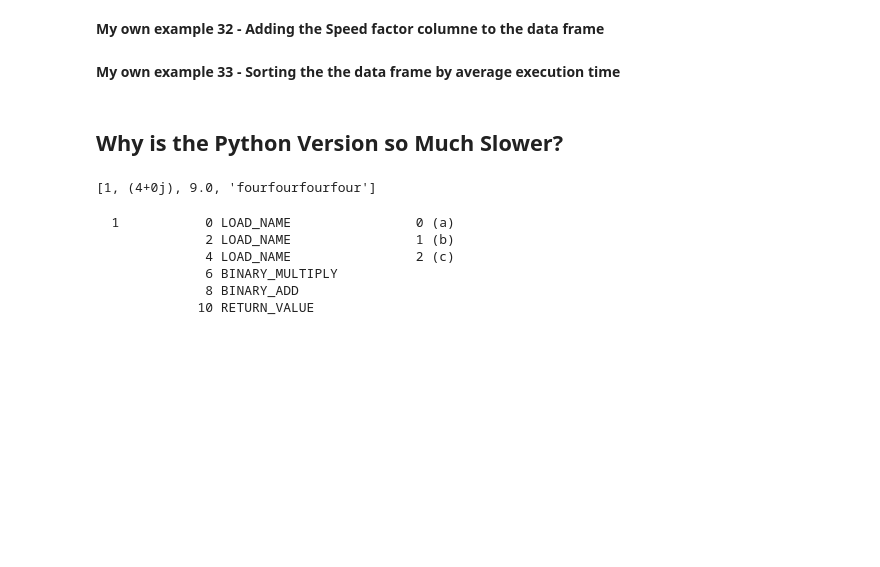
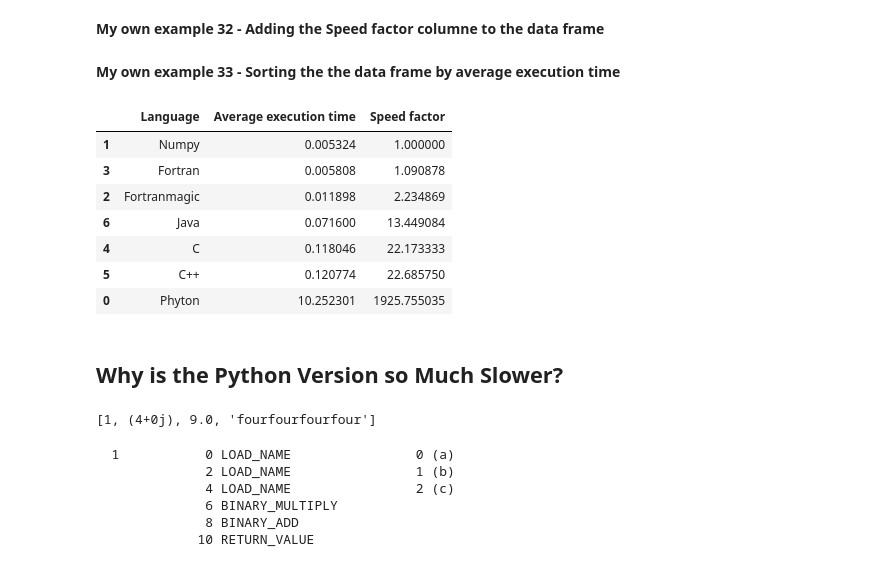
Before and after one commit to juperdomog/MetNumUN2023I, a Jupyter notebook: juperdomog_Lab2.ipynb, the cells around one changed output. Drawn from its saved outputs; the diff is of its cells as text; code cells hidden in the pictures; blank space fills up the shorter version.

```diff
--- a/juperdomog_Lab2.ipynb
+++ b/juperdomog_Lab2.ipynb
@@ -673,2 +645,5 @@ Overwriting matmul.c
 # %% [markdown]
 **My own example 24 - Adding C++ average execution time to the data frame**
+# %%
+T.loc[len(T.index)] = ['C++',0.120774]
+T
@@ -679,2 +700,5 @@ Overwriting matmul.c
 # %% [markdown]
 **My own example 27 - Adding Java average execution time to the data frame**
+# %%
+T.loc[len(T.index)] = ['Java',0.071600]
+T
@@ -686,3 +719,6 @@ Overwriting matmul.c
 **My own example 30 - Adding Javascript average execution time to the data frame**
 # %% [markdown]
 **My own example 31 - Finding the minimun average esecuiton time in the data frame**
+# %%
+mins = T['Average execution time'].min()
+print(mins)
@@ -689,7 +727,22 @@ Overwriting matmul.c
 # %% [markdown]
 **My own example 32 - Adding the Speed factor columne to the data frame**
+# %%
+A = T['Average execution time']/mins
+T.insert(2,'Speed factor',A,allow_duplicates=False)
 # %% [markdown]
 **My own example 33 - Sorting the the data frame by average execution time**
+# %%
+Ta = T.sort_values('Average execution time')
+Ta
+# %% [output]
+|  | Language | Average execution time | Speed factor |
+| 1 | Numpy | 0.005324 | 1.000000 |
+| 3 | Fortran | 0.005808 | 1.090878 |
+| 2 | Fortranmagic | 0.011898 | 2.234869 |
+| 6 | Java | 0.071600 | 13.449084 |
+| 4 | C | 0.118046 | 22.173333 |
+| 5 | C++ | 0.120774 | 22.685750 |
+| 0 | Phyton | 10.252301 | 1925.755035 |
 # %% [markdown]
 ## Why is the Python Version so Much Slower?
 # %%
```
Also changed, not shown: parts of 30 cells of this notebook.
